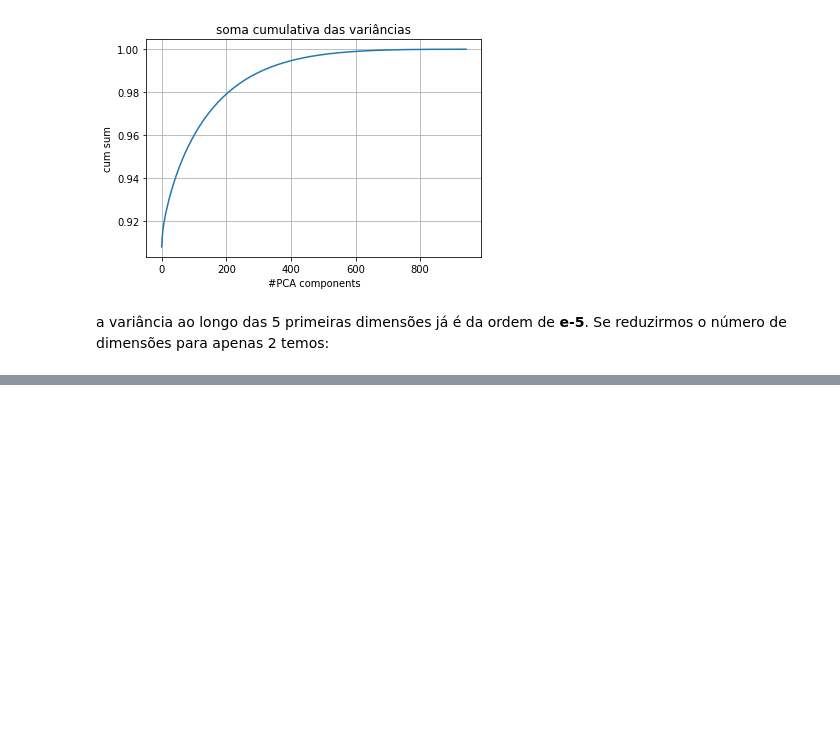
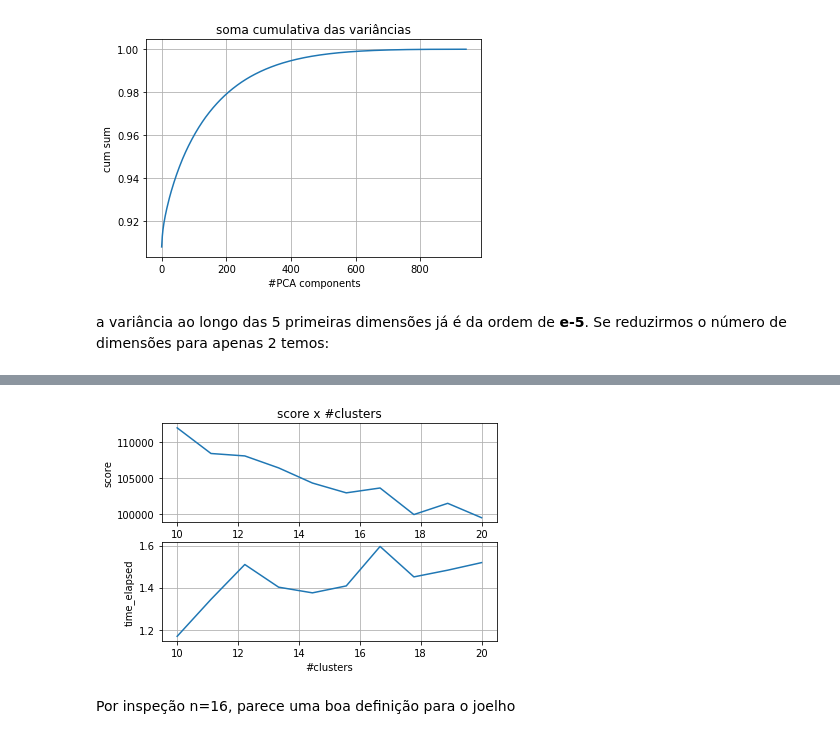
Before and after one commit to aiboxlab-ufrpe-edu-br/MovieLens-1, a Jupyter notebook: Modeling/clusterizatio.ipynb, the cells around one changed output, grey strips where cells are left out. Drawn from its saved outputs; the diff is of its cells as text; code cells hidden in the pictures; blank space fills up the shorter version.

```diff
--- a/Modeling/clusterizatio.ipynb
+++ b/Modeling/clusterizatio.ipynb
@@ -201,0 +339,13 @@ kmeans.score(df_pivoted)
+# %%
+n_clusters_range2 = np.linspace(10,20,num=10)
+# %%
+scores2 = []
+time_elapsed2 = []
+# %%
+%%time
+for n in n_clusters_range2:
+    start_time = time.time()
+    kmeans = KMeans(n_clusters=int(n)).fit(df_pivoted)
+    elapsed_time = time.time() - start_time
+    scores2.append(kmeans.inertia_)
+    time_elapsed2.append(elapsed_time)
@@ -201,0 +354,17 @@ kmeans.score(df_pivoted)
+# %%
+plt.figure(),
+plt.subplot(2,1,1)
+plt.plot( n_clusters_range2, scores2)
+plt.grid(True)
+plt.title("score x #clusters")
+plt.ylabel("score")
+plt.subplot(2,1,2)
+plt.plot( n_clusters_range2, time_elapsed2)
+plt.grid(True)
+plt.xlabel("#clusters")
+plt.ylabel("time_elapsed")
+plt.show()
+# %% [output]
+[figure, added]
+# %% [markdown]
+Por inspeção n=16, parece uma boa definição para o joelho
```
Also changed, not shown: parts of 48 cells of this notebook.
